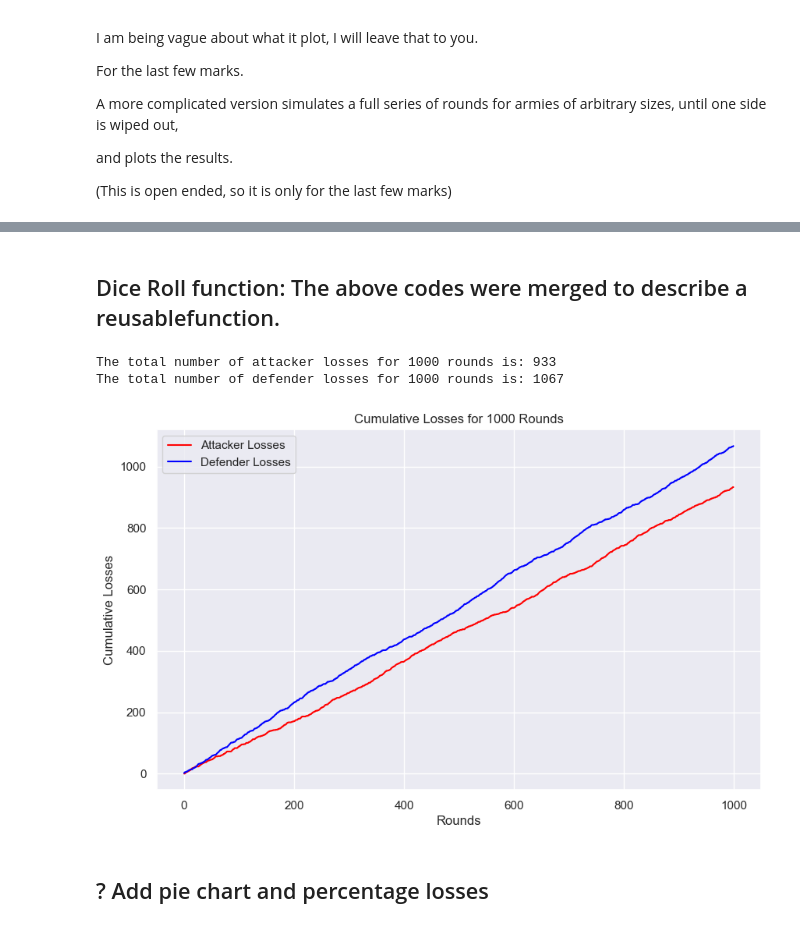
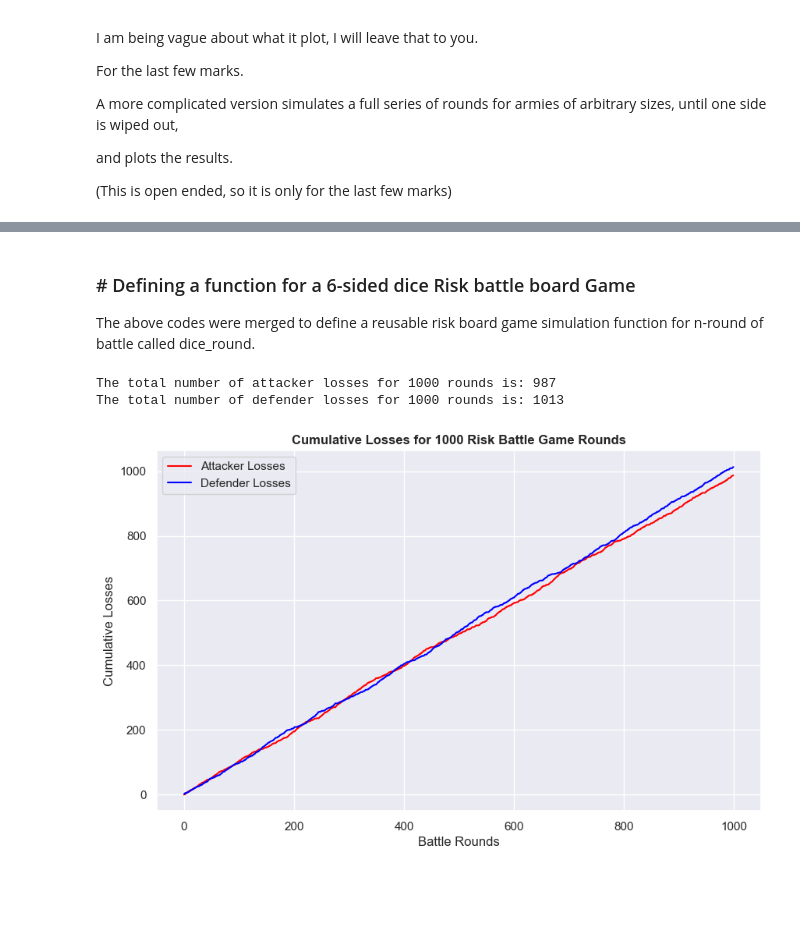
Before and after one commit to Gtalen/PFDA, a Jupyter notebook: pfda_assignment/assignment_5_risk.ipynb, the cells around one changed output, grey strips where cells are left out. Drawn from its saved outputs; the diff is of its cells as text; code cells hidden in the pictures; blank space fills up the shorter version.

```diff
--- a/pfda_assignment/assignment_5_risk.ipynb
+++ b/pfda_assignment/assignment_5_risk.ipynb
@@ -54,7 +53,7 @@ n_round = 1000 # 1000 battle rounds
 # %%
 # simulating risk game play using numpy random numbers generator with  a 6-sided dice round per attack
 
-attacker = np.random.randint(1, 7, (n_round, 3))  # number of battle rounds, attacker round 3 dice per attack
-defender = np.random.randint(1, 7, (n_round, 2))  # number of battle rounds, defender round 2 dice dice per attack
-print (attacker)
+attacker_dice = np.random.randint(1, 7, (n_round, 3))  # attacker rolls 3 dice per round
+defender_dice = np.random.randint(1, 7, (n_round, 2))  # defender rolls 2 dice per round
+print (attacker_dice)
 # %% [output]
@@ -78,6 +77,6 @@ print (defender)
 # %%
- #Sort the round in descending order
-attacker_sorted = np.sort(attacker, axis=1)[:, ::-1]
-defender_sorted = np.sort(defender, axis=1)[:, ::-1]
+ # Sort the round in descending order
+attacker_sorted = np.sort(attacker_dice, axis=1)[:, ::-1]
+defender_sorted = np.sort(defender_dice, axis=1)[:, ::-1]
 print (attacker_sorted)
 # %% [output]
@@ -116,24 +115,25 @@ for i in range(n_round):
            attacker_losses += 1
     else:
         defender_losses += 1
-# %% [markdown]
-## Dice Roll function: The above codes were merged to describe a reusablefunction.
+# %% [markdown]
+### # Defining a function for a 6-sided dice Risk battle board Game
+The above codes were merged to define a reusable risk board game simulation function for n-round of battle called dice_round.
 # %%
-# Defining a function for 6-sided dice round Risk Game
+# Defining a function for a 6-sided dice Risk battle board Game
 def dice_round(n_round):
     # Simulating risk game play using numpy random numbers generator for a 6-sided dice roll per attack
-    attacker = np.random.randint(1, 7, (n_round, 3))  # attacker rolls 3 dice per round
-    defender = np.random.randint(1, 7, (n_round, 2))  # defender rolls 2 dice per round
+    attacker_dice = np.random.randint(1, 7, (n_round, 3))  # attacker rolls 3 dice per round
+    defender_dice = np.random.randint(1, 7, (n_round, 2))  # defender rolls 2 dice per round
 
     # Sort the rolls in descending order
-    attacker_sorted = np.sort(attacker, axis=1)[:, ::-1]
-    defender_sorted = np.sort(defender, axis=1)[:, ::-1]
+    attacker_sorted = np.sort(attacker_dice, axis=1)[:, ::-1]
+    defender_sorted = np.sort(defender_dice, axis=1)[:, ::-1]
 
     # Initialize total losses for attacker and defender
     attacker_losses = 0
     defender_losses = 0
 
-    # Lists to track cumulative losses per round
+    # Create lists to track cumulative losses per round
     attacker_losses_cumulative = []
     defender_losses_cumulative = []
 
@@ -157,30 +157,28 @@ def dice_round(n_round):
 
     # Return the lists of cumulative losses
     return attacker_losses_cumulative, defender_losses_cumulative
-
-
-# Call the dice_round function
-attacker_losses_cumulative, defender_losses_cumulative = dice_round(n_round)
-
-# Print total losses after all rounds
-print(f"The total number of attacker losses for {n_round} rounds is: {attacker_losses_cumulative[-1]}")
-print(f"The total number of defender losses for {n_round} rounds is: {defender_losses_cumulative[-1]}")
-plt.show()
-# %% [output]
-The total number of attacker losses for 1000 rounds is: 933
-The total number of defender losses for 1000 rounds is: 1067
+# %%
+# Use the dice_round function by calling it
+
+attacker_losses_cumulative, defender_losses_cumulative = dice_round(n_round)
+
+# Print total losses after all rounds
+print(f"The total number of attacker losses for {n_round} rounds is: {attacker_losses_cumulative[-1]}")
+print(f"The total number of defender losses for {n_round} rounds is: {defender_losses_cumulative[-1]}")
+plt.show()
+# %% [output]
+The total number of attacker losses for 1000 rounds is: 987
+The total number of defender losses for 1000 rounds is: 1013
 # %%
 # Plotting the attacker losses vs defender losses through the rounds
 
 plt.figure(figsize=(10, 6))
 plt.plot(attacker_losses_cumulative, label="Attacker Losses", color='red')
 plt.plot(defender_losses_cumulative, label="Defender Losses", color='blue')
-plt.xlabel("Rounds")
+plt.xlabel("Battle Rounds")
 plt.ylabel("Cumulative Losses")
-plt.title(f"Cumulative Losses for {n_round} Rounds")
+plt.title(f"Cumulative Losses for {n_round} Risk Battle Game Rounds", fontweight='semibold')
 plt.legend()
 plt.grid(True)
 # %% [output]
-[figure, old version]
+[figure, new version]
-# %% [markdown]
-## ? Add pie chart and percentage losses
```
Also changed, not shown: parts of 13 cells of this notebook, 6 other files.
